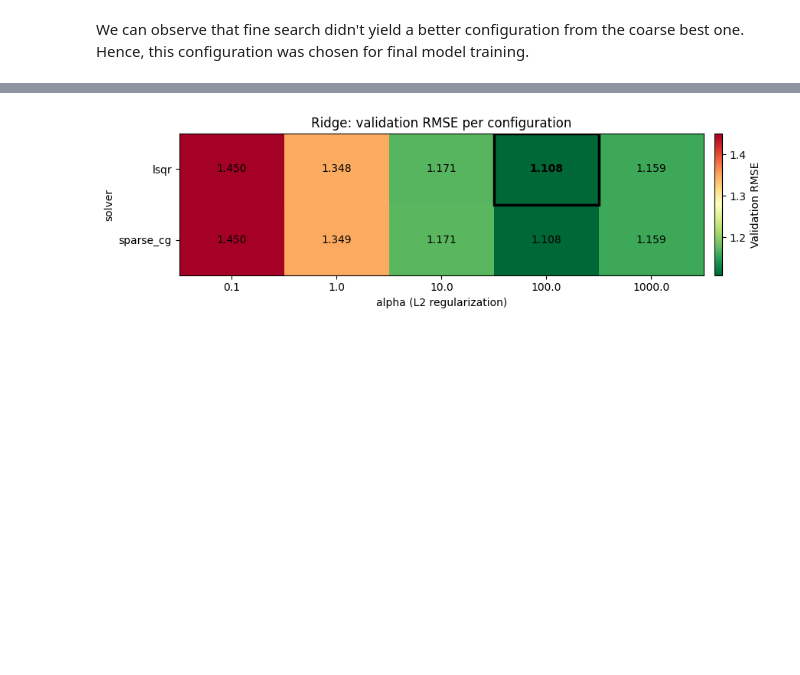
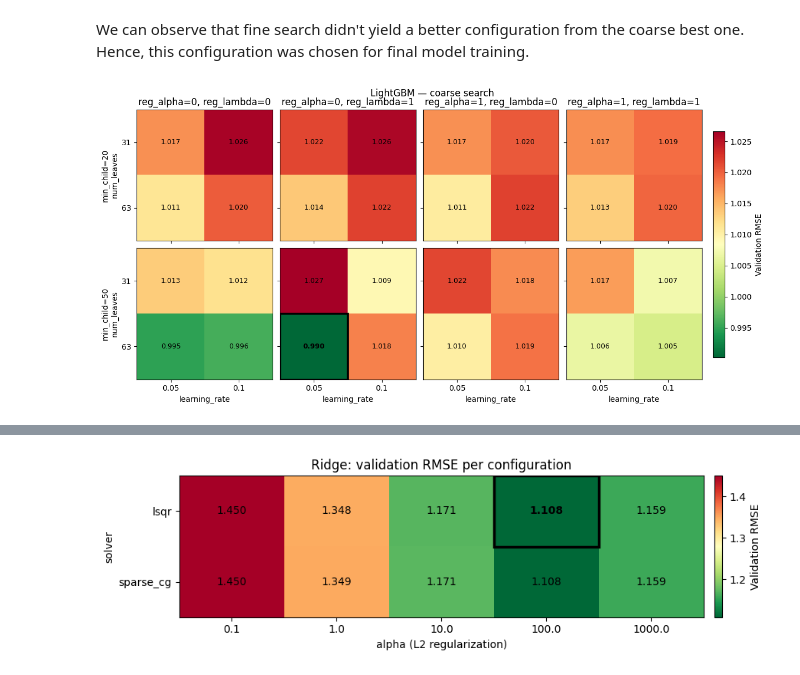
Before and after one commit to killica/DrugDiscovery, a Jupyter notebook: data/03_models.ipynb, the cells around one changed output, grey strips where cells are left out. Drawn from its saved outputs; the diff is of its cells as text; code cells hidden in the pictures; blank space fills up the shorter version.

Commit message:
Hyperparameter space visualization for LightGBM

```diff
--- a/data/03_models.ipynb
+++ b/data/03_models.ipynb
@@ -679,4 +679,72 @@ plt.show()
 # %% [markdown]
 We can observe that fine search didn't yield a better configuration from the coarse best one. Hence, this configuration was chosen for final model training.
 # %%
-# LightGBM
+# LightGBM - Coarse Search
+
+COARSE_BEST = {
+    'learning_rate': 0.05,
+    'num_leaves': 63,
+    'min_child_samples': 50,
+    'reg_alpha': 0,
+    'reg_lambda': 1,
+}
+
+coarse = lgbm_hist[lgbm_hist['stage'] == 'coarse'].copy()
+
+child_vals = sorted(coarse['min_child_samples'].unique())
+reg_combos = [(0, 0), (0, 1), (1, 0), (1, 1)]
+
+fig, axes = plt.subplots(len(child_vals), len(reg_combos),
+                         figsize=(3.0 * len(reg_combos), 2.8 * len(child_vals)),
+                         sharex=True, sharey=True, constrained_layout=True)
+
+vmin, vmax = coarse['val_rmse'].min(), coarse['val_rmse'].max()
+
+for i, child in enumerate(child_vals):
+    for j, (ra, rl) in enumerate(reg_combos):
+        ax = axes[i, j]
+        sub = coarse[
+            (coarse['min_child_samples'] == child)
+            & (coarse['reg_alpha'] == ra)
+            & (coarse['reg_lambda'] == rl)
+        ]
+        pivot = sub.pivot(index='num_leaves', columns='learning_rate', values='val_rmse')
+        pivot = pivot.sort_index().sort_index(axis=1)
+
+        im = ax.imshow(pivot.values, cmap='RdYlGn_r', vmin=vmin, vmax=vmax, aspect='auto')
+
+        for r, leaves in enumerate(pivot.index):
+            for c, lr in enumerate(pivot.columns):
+                val = pivot.loc[leaves, lr]
+                is_best = (
+                    float(lr) == COARSE_BEST['learning_rate']
+                    and int(leaves) == COARSE_BEST['num_leaves']
+                    and int(child) == COARSE_BEST['min_child_samples']
+                    and ra == COARSE_BEST['reg_alpha']
+                    and rl == COARSE_BEST['reg_lambda']
+                )
+                ax.text(
+                    c, r, f'{val:.3f}',
+                    ha='center', va='center', fontsize=9,
+                    fontweight='bold' if is_best else 'normal',
+                )
+                if is_best:
+                    ax.add_patch(plt.Rectangle((c - 0.5, r - 0.5), 1, 1,
+                                                 fill=False, edgecolor='black', linewidth=2.5))
+
+        if i == 0:
+            ax.set_title(f'reg_alpha={ra}, reg_lambda={rl}')
+        if j == 0:
+            ax.set_ylabel(f'min_child={child}\nnum_leaves')
+        if i == len(child_vals) - 1:
+            ax.set_xlabel('learning_rate')
+            ax.set_xticks(range(len(pivot.columns)))
+            ax.set_xticklabels([f'{x:g}' for x in pivot.columns])
+        ax.set_yticks(range(len(pivot.index)))
+        ax.set_yticklabels(pivot.index.astype(int))
+
+fig.colorbar(im, ax=axes.ravel().tolist(), fraction=0.02, pad=0.02, label='Validation RMSE')
+fig.suptitle('LightGBM — coarse search', y=1.02)
+plt.show()
+# %% [output]
+[figure, added]
```
Also changed, not shown: parts of 4 cells of this notebook.
